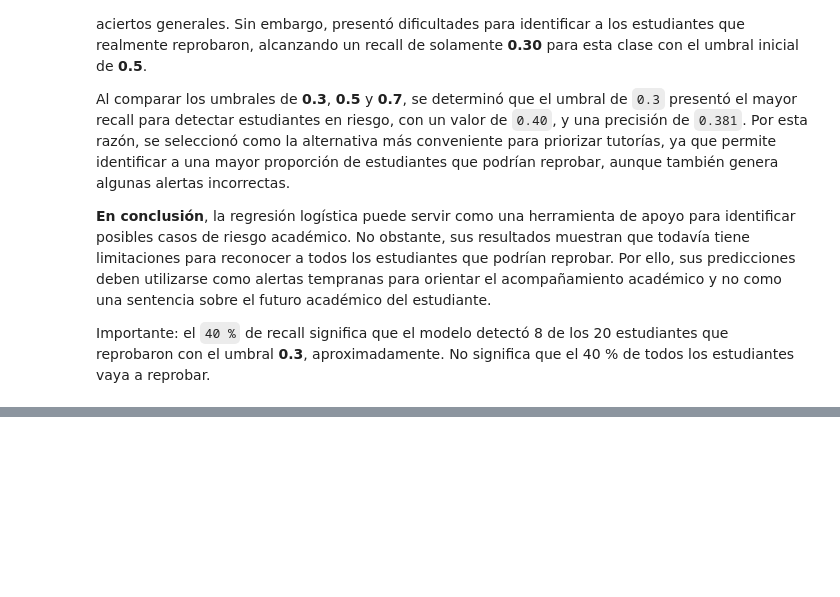
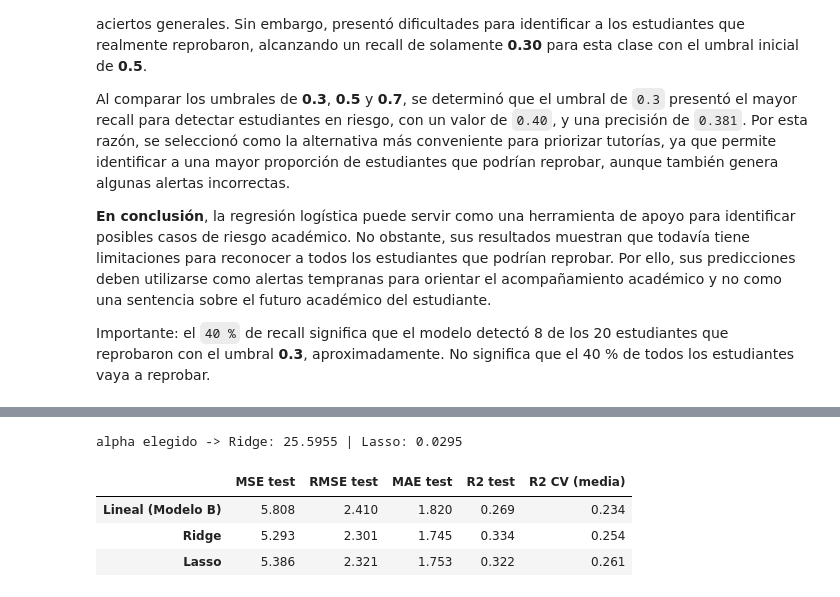
Before and after one commit to ugsaulzc/riesgo-academico-regresion-clasificacion, a Jupyter notebook: ProyectoP1_ELMA-4-1_GrupoB.ipynb, the cells around one changed output, grey strips where cells are left out. Saved outputs shown, nothing was run; the diff lists cells and outputs as text; code cells hidden in the pictures; blank space fills up the shorter version.

```diff
--- a/ProyectoP1_ELMA-4-1_GrupoB.ipynb
+++ b/ProyectoP1_ELMA-4-1_GrupoB.ipynb
@@ -1499,0 +1509,44 @@ Importante: el `40 %` de recall significa que el modelo detectó 8 de los 20 est
+# %%
+# ============================================================
+# Bonificación: Ridge y Lasso sobre las variables del Modelo B
+# ============================================================
+from sklearn.linear_model import RidgeCV, LassoCV
+
+# Valores de alpha a probar (escala logarítmica: de muy poco a mucho castigo)
+alphas_ridge = np.logspace(-3, 3, 50)
+alphas_lasso = np.logspace(-3, 1, 50)
+
+# Mismo preprocesamiento del Modelo B; clone() da una copia sin entrenar.
+# RidgeCV elige alpha con validación cruzada "dejando uno fuera" (su opción por defecto);
+# LassoCV, con las mismas 5 particiones (kf) de la sección 3.2. Ambos, solo con train.
+pipe_ridge = Pipeline(steps=[
+    ("preprocesamiento", clone(preproc_B)),
+    ("modelo", RidgeCV(alphas=alphas_ridge))
+])
+pipe_lasso = Pipeline(steps=[
+    ("preprocesamiento", clone(preproc_B)),
+    ("modelo", LassoCV(alphas=alphas_lasso, cv=kf, max_iter=50000, random_state=SEED))
+])
+pipe_ridge.fit(X_train_B, y_train_reg)
+pipe_lasso.fit(X_train_B, y_train_reg)
+
+print("alpha elegido -> Ridge:", round(pipe_ridge.named_steps["modelo"].alpha_, 4),
+      "| Lasso:", round(pipe_lasso.named_steps["modelo"].alpha_, 4))
+# %% [output]
+alpha elegido -> Ridge: 25.5955 | Lasso: 0.0295
+# %%
+# Comparación de los tres modelos: métricas en PRUEBA y validación cruzada en train
+# (misma partición kf de la sección 3.2; en Ridge y Lasso, alpha se vuelve a elegir dentro de cada parte)
+filas_bono = {}
+for nombre, pipe in [("Lineal (Modelo B)", pipe_B), ("Ridge", pipe_ridge), ("Lasso", pipe_lasso)]:
+    m = calcular_metricas(y_test_reg, pipe.predict(X_test_B))
+    r2_cv_bono = cross_val_score(clone(pipe), X_train_B, y_train_reg, cv=kf, scoring="r2")
+    filas_bono[nombre] = {"MSE test": m["MSE"], "RMSE test": m["RMSE"], "MAE test": m["MAE"],
+                          "R2 test": m["R2"], "R2 CV (media)": r2_cv_bono.mean()}
+tabla_bono = pd.DataFrame(filas_bono).T.round(3)
+display(tabla_bono)
+# %% [output]
+|  | MSE test | RMSE test | MAE test | R2 test | R2 CV (media) |
+| Lineal (Modelo B) | 5.808 | 2.410 | 1.820 | 0.269 | 0.234 |
+| Ridge | 5.293 | 2.301 | 1.745 | 0.334 | 0.254 |
+| Lasso | 5.386 | 2.321 | 1.753 | 0.322 | 0.261 |
```
Also changed, not shown: parts of 4 cells of this notebook.
